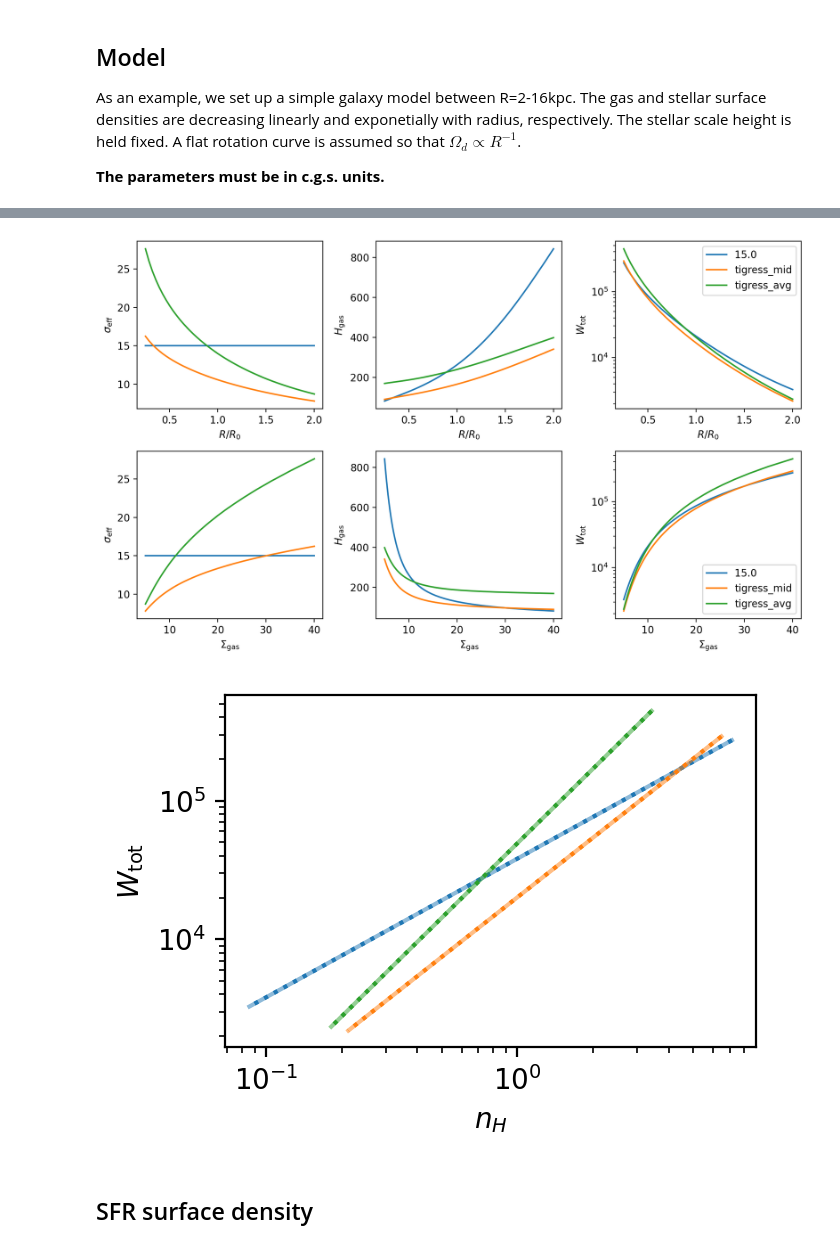
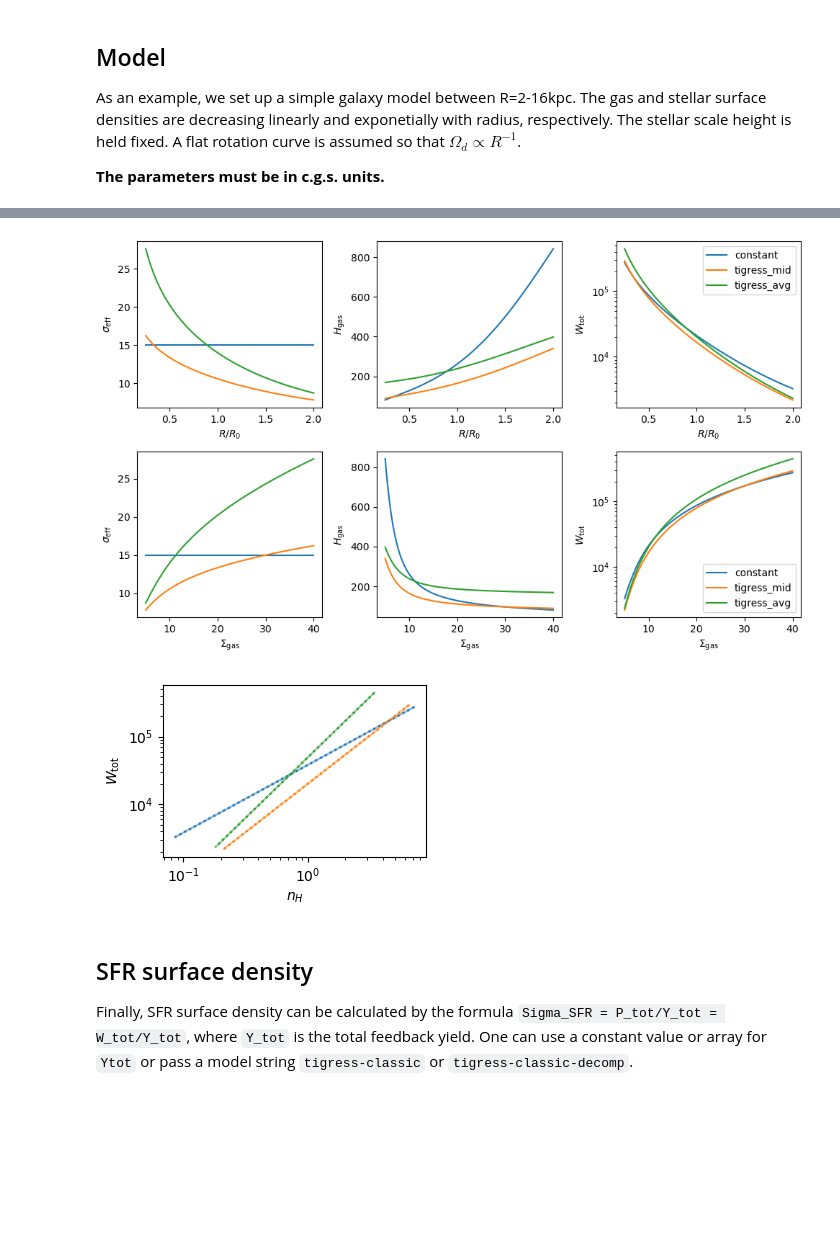
Before and after one commit to changgoo/PRFM, a Jupyter notebook: book/prfm.ipynb, the cells around one changed output, grey strips where cells are left out. Drawn from its saved outputs; the diff is of its cells as text; code cells hidden in the pictures; blank space fills up the shorter version.

```diff
--- a/book/prfm.ipynb
+++ b/book/prfm.ipynb
@@ -12,7 +9,8 @@ sys.path.insert(0,'../')
 # %%
 import matplotlib.pyplot as plt
 import prfm
-plt.rcParams['figure.dpi']=200
+import numpy as np
+plt.rcParams['figure.dpi']=100
 # %% [markdown]
 ## Model
 
@@ -156,13 +202,12 @@ Then, `sigma_eff="custom"` can be passed as a keyword for  the function `get_sel
 # %%
 fig,axes_ = plt.subplots(2, 3, figsize=(10,6))
 axes = axes_[0,:]
-for sigma in [15.e5, 'tigress_mid', 'tigress_avg']:
-    args = (Sigma_gas, Sigma_star, Omega_d, H_star, sigma)
-    Wtot, H, seff = prfm.get_self_consistent_solution(*args, method='numerical')
-    label='{}'.format(sigma if type(sigma) == str else sigma/1.e5)
-    for y,ax in zip([seff/kms_cgs, H/ac.pc.cgs.value, Wtot/ac.k_B.cgs.value],axes):
+for m in [const_model,tigress_mid_model,tigress_avg_model]:
+    m.calc_self_consistent_solution()
+    label=m.name
+    for y,ax in zip([m.sigma_eff, m.H_gas, m.Wtot],axes):
         plt.sca(ax)
-        plt.plot(r0, y, label=label)
+        plt.plot(r0, y*np.ones_like(r0), label=label)
 xlab = r'$R/R_0$'
 ylabels = [r'$\sigma_{\rm eff}$', r'$H_{\rm gas}$', r'$W_{\rm tot}$']
 for ax, ylab in zip(axes,ylabels):
@@ -173,13 +218,12 @@ plt.yscale('log')
 plt.legend()
 
 axes = axes_[1,:]
-for sigma in [15.e5, 'tigress_mid', 'tigress_avg']:
-    args = (Sigma_gas, Sigma_star, Omega_d, H_star, sigma)
-    Wtot, H, seff = prfm.get_self_consistent_solution(*args, method='analytic')
-    label='{}'.format(sigma if type(sigma) == str else sigma/1.e5)
-    for y,ax in zip([seff/kms_cgs, H/ac.pc.cgs.value, Wtot/ac.k_B.cgs.value],axes):
+for m in [const_model,tigress_mid_model,tigress_avg_model]:
+    m.calc_self_consistent_solution(method='numerical')
+    label=m.name
+    for y,ax in zip([m.sigma_eff, m.H_gas, m.Wtot],axes):
         plt.sca(ax)
-        plt.plot(Sigma_gas/surf_cgs, y, label=label)
+        plt.plot(m.Sigma_gas, y*np.ones_like(r0), label=label)
 xlab = r'$\Sigma_{\rm gas}$'
 ylabels = [r'$\sigma_{\rm eff}$', r'$H_{\rm gas}$', r'$W_{\rm tot}$']
 for ax, ylab in zip(axes,ylabels):
@@ -190,33 +234,37 @@ plt.yscale('log')
 plt.legend()
 plt.tight_layout()
 # %% [output]
-[figure, old version]
+[figure, new version]
 # %%
 # sanity check for effective EOS
+import astropy.constants as ac
 fig = plt.figure(figsize=(3.5,2.5))
 ax = plt.subplot(111)
-for sigma in [15.e5, 'tigress_mid', 'tigress_avg']:
-    args = (Sigma_gas, Sigma_star, Omega_d, H_star, sigma)
-    Wtot, H, seff = prfm.get_self_consistent_solution(*args, method='numerical',tol=1.e-5)
-    rho = Sigma_gas/(2*H)
-    nH = rho/(1.4*ac.m_p.cgs.value)
-    label='{}'.format(sigma if type(sigma) == str else sigma/1.e5)
+for m in [const_model,tigress_mid_model,tigress_avg_model]:
+    rho_gas = m._Sigma_gas/(2*m._H_gas)
+    nH = rho_gas/(1.4*ac.m_p.cgs.value)
+    label=m.name
 
-    l,=plt.plot(nH,Wtot/ac.k_B.cgs.value,alpha=0.5,label=label)
-    seff = prfm.get_sigma_eff(Wtot,model=sigma) if type(sigma) == str else sigma
-    plt.plot(nH,rho*seff**2/ac.k_B.cgs.value,color=l.get_color(),ls=':')
+    l,=plt.plot(nH,m.Wtot,alpha=0.5,label=label)
+    if hasattr(m,'_sigma_eff_model'):
+        seff = prfm.get_sigma_eff(m._Wtot,model=m._sigma_eff_model)
+    else:
+        seff=m._sigma_eff
+    plt.plot(nH,rho_gas*seff**2/m.units['Wtot'].cgs.value,color=l.get_color(),ls=':')
 
 plt.sca(ax)
 plt.xscale('log')
 plt.yscale('log')
 plt.xlabel(r'$n_H$')
 plt.ylabel(r'$W_{\rm tot}$')
 # plt.xscale('log')
 plt.tight_layout()
 # %% [output]
-[figure, old version]
+[figure, new version]
-# %% [markdown]
-## SFR surface density
+# %% [markdown]
+## SFR surface density
+
+Finally, SFR surface density can be calculated by the formula `Sigma_SFR = P_tot/Y_tot = W_tot/Y_tot`, where `Y_tot` is the total feedback yield. One can use a constant value or array for `Ytot` or pass a model string `tigress-classic` or `tigress-classic-decomp`.
 # %%
 # Pressure-Sigma_SFR relation
 for y in [1.e3,'tigress-classic','tigress-classic-decomp']:
```
Also changed, not shown: parts of 15 cells of this notebook, 5 other files.
